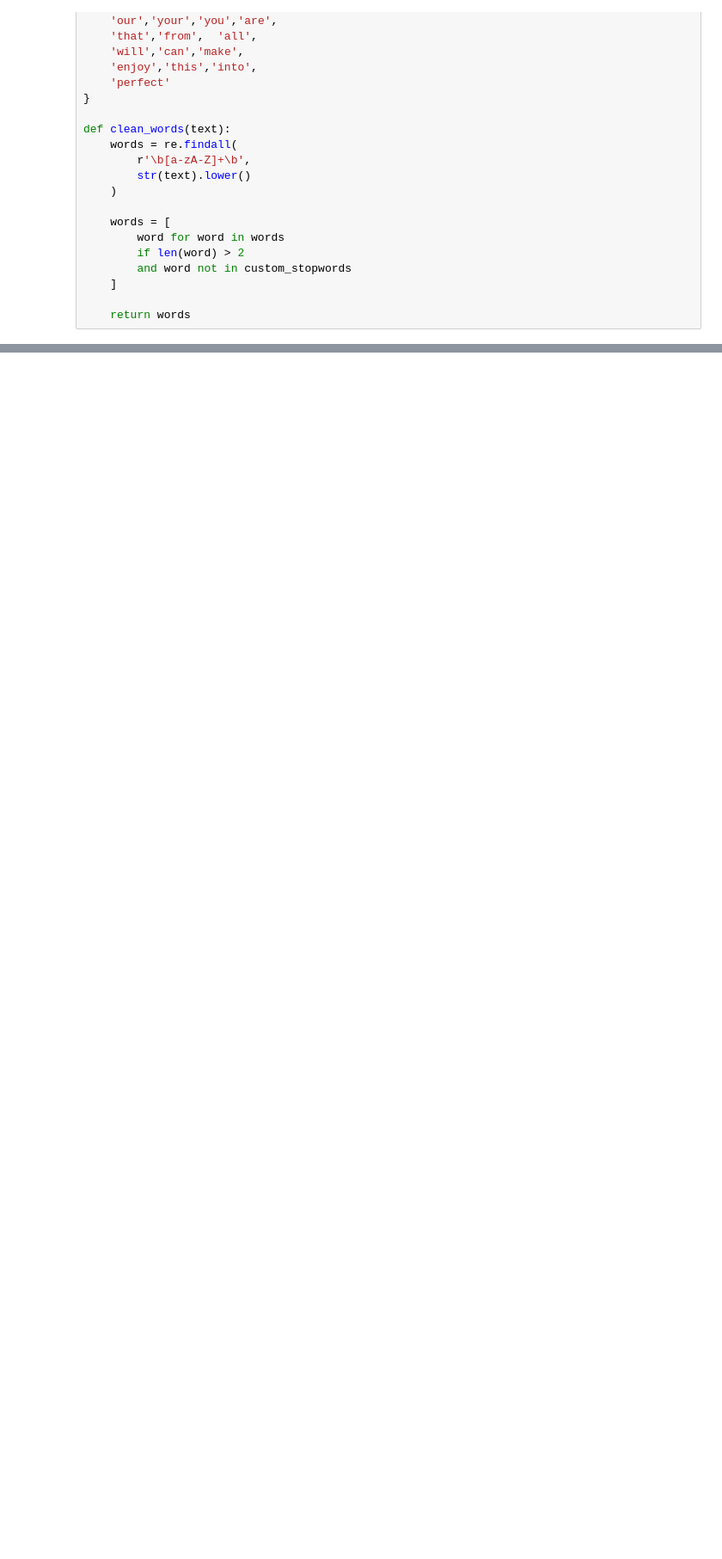
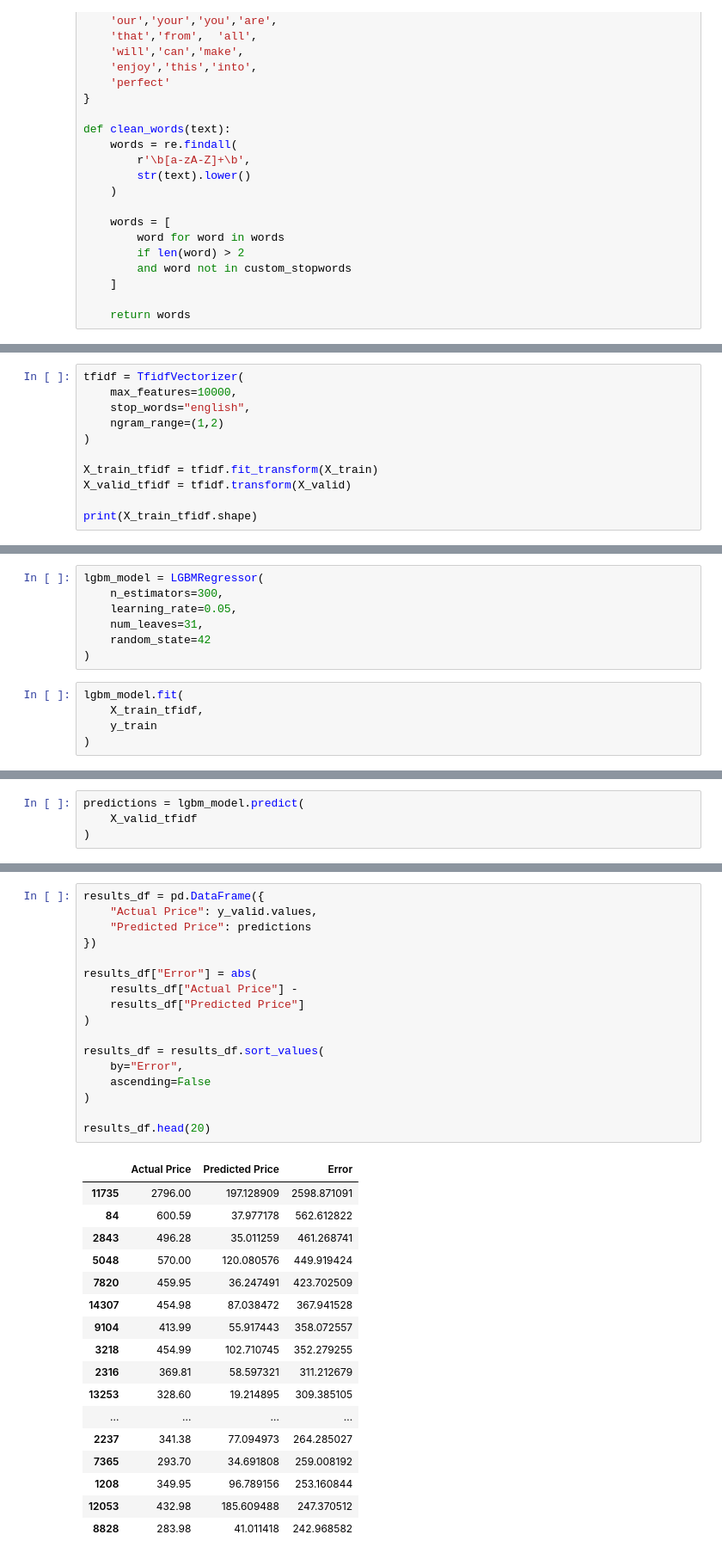
Before and after one commit to AnmolChetani/pricelens-ai, a Jupyter notebook: notebooks/01_EDA.ipynb, the cells around one changed output, grey strips where cells are left out. Shown at 86% size. Saved outputs shown, nothing was run; the diff lists cells and outputs as text; blank space fills up the shorter version.

Commit message:
Implemented TF-IDF, Ridge, LightGBM, error analysis, and quantity feature engineering

```diff
--- a/notebooks/01_EDA.ipynb
+++ b/notebooks/01_EDA.ipynb
@@ -532,0 +705,11 @@ Counter(cheap_clean).most_common(30)
+# %%
+tfidf = TfidfVectorizer(
+    max_features=10000,
+    stop_words="english",
+    ngram_range=(1,2)
+)
+
+X_train_tfidf = tfidf.fit_transform(X_train)
+X_valid_tfidf = tfidf.transform(X_valid)
+
+print(X_train_tfidf.shape)
@@ -532,0 +718,12 @@ Counter(cheap_clean).most_common(30)
+# %%
+lgbm_model = LGBMRegressor(
+    n_estimators=300,
+    learning_rate=0.05,
+    num_leaves=31,
+    random_state=42
+)
+# %%
+lgbm_model.fit(
+    X_train_tfidf,
+    y_train
+)
@@ -532,0 +737,4 @@ Counter(cheap_clean).most_common(30)
+# %%
+predictions = lgbm_model.predict(
+    X_valid_tfidf
+)
@@ -532,0 +766,35 @@ Counter(cheap_clean).most_common(30)
+# %%
+results_df = pd.DataFrame({
+    "Actual Price": y_valid.values,
+    "Predicted Price": predictions
+})
+
+results_df["Error"] = abs(
+    results_df["Actual Price"] -
+    results_df["Predicted Price"]
+)
+
+results_df = results_df.sort_values(
+    by="Error",
+    ascending=False
+)
+
+results_df.head(20)
+# %% [output]
+|  | Actual Price | Predicted Price | Error |
+| 11735 | 2796.00 | 197.128909 | 2598.871091 |
+| 84 | 600.59 | 37.977178 | 562.612822 |
+| 2843 | 496.28 | 35.011259 | 461.268741 |
+| 5048 | 570.00 | 120.080576 | 449.919424 |
+| 7820 | 459.95 | 36.247491 | 423.702509 |
+| 14307 | 454.98 | 87.038472 | 367.941528 |
+| 9104 | 413.99 | 55.917443 | 358.072557 |
+| 3218 | 454.99 | 102.710745 | 352.279255 |
+| 2316 | 369.81 | 58.597321 | 311.212679 |
+| 13253 | 328.60 | 19.214895 | 309.385105 |
+| ... | ... | ... | ... |
+| 2237 | 341.38 | 77.094973 | 264.285027 |
+| 7365 | 293.70 | 34.691808 | 259.008192 |
+| 1208 | 349.95 | 96.789156 | 253.160844 |
+| 12053 | 432.98 | 185.609488 | 247.370512 |
+| 8828 | 283.98 | 41.011418 | 242.968582 |
```
Also changed, not shown: parts of 57 cells of this notebook.
